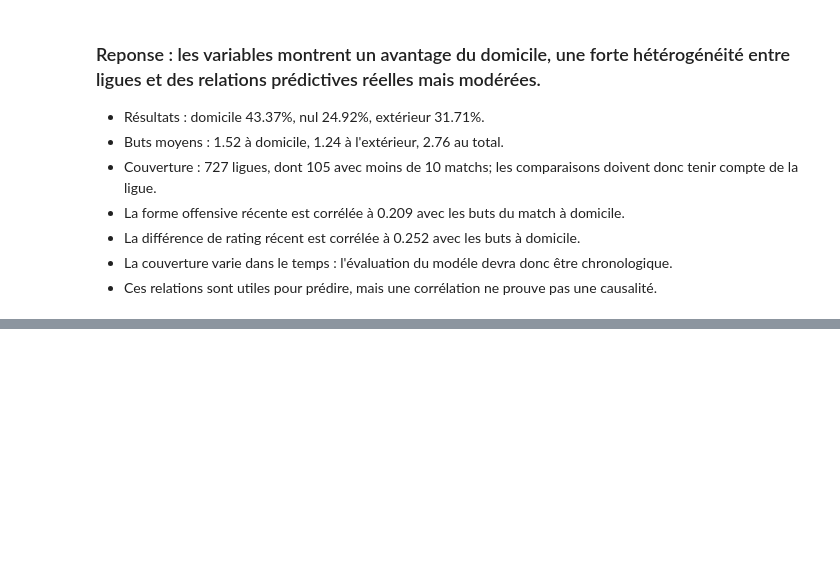
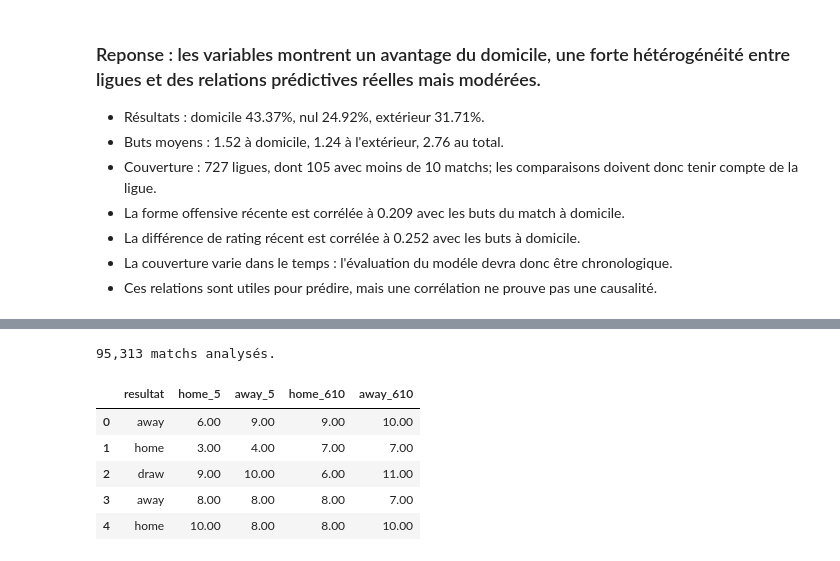
Before and after one commit to hugopicot/Football-Match-Probability-Prediction, a Jupyter notebook: Notebook/eda_jointure.ipynb, the cells around one changed output, grey strips where cells are left out. Cells and saved outputs as stored; diff of their text form; code cells hidden in the pictures; blank space fills up the shorter version.

```diff
--- a/Notebook/eda_jointure.ipynb
+++ b/Notebook/eda_jointure.ipynb
@@ -1116,0 +773,39 @@ Autrement dit, l'association brute vient surtout du fait que les **bonnes équip
+# %%
+import numpy as np
+
+def total_points(prenom, debut, fin):
+    """Points cumulés (3 victoire, 1 nul, 0 défaite) sur les matchs d'index debut à fin."""
+    total = pd.Series(0.0, index=eda.index)
+    matchs = pd.Series(0, index=eda.index)
+    for i in range(debut, fin + 1):
+        buts = eda[f"{prenom}_history_goal_{i}"]
+        contre = eda[f"{prenom}_history_opponent_goal_{i}"]
+        valide = buts.notna() & contre.notna()
+        points = np.where(buts > contre, 3.0, np.where(buts == contre, 1.0, 0.0))
+        total = total + np.where(valide, points, 0.0)
+        matchs = matchs + valide.astype(int)
+    return total, matchs
+
+data = pd.DataFrame({"resultat": eda["target"]}, index=eda.index)
+data["home_5"], n_home_5 = total_points("home_team", 1, 5)
+data["away_5"], n_away_5 = total_points("away_team", 1, 5)
+data["home_610"], n_home_610 = total_points("home_team", 6, 10)
+data["away_610"], n_away_610 = total_points("away_team", 6, 10)
+
+garde = (
+    (n_home_5 >= 3) & (n_away_5 >= 3)
+    & (n_home_610 >= 3) & (n_away_610 >= 3)
+    & data["resultat"].notna()
+)
+data = data[garde].copy()
+
+print(f"{len(data):,} matchs analysés.")
+data.head()
+# %% [output]
+95,313 matchs analysés.
+|  | resultat | home_5 | away_5 | home_610 | away_610 |
+| 0 | away | 6.00 | 9.00 | 9.00 | 10.00 |
+| 1 | home | 3.00 | 4.00 | 7.00 | 7.00 |
+| 2 | draw | 9.00 | 10.00 | 6.00 | 11.00 |
+| 3 | away | 8.00 | 8.00 | 8.00 | 7.00 |
+| 4 | home | 10.00 | 8.00 | 8.00 | 10.00 |
```
Also changed, not shown: parts of 17 cells of this notebook, 1 other file.
